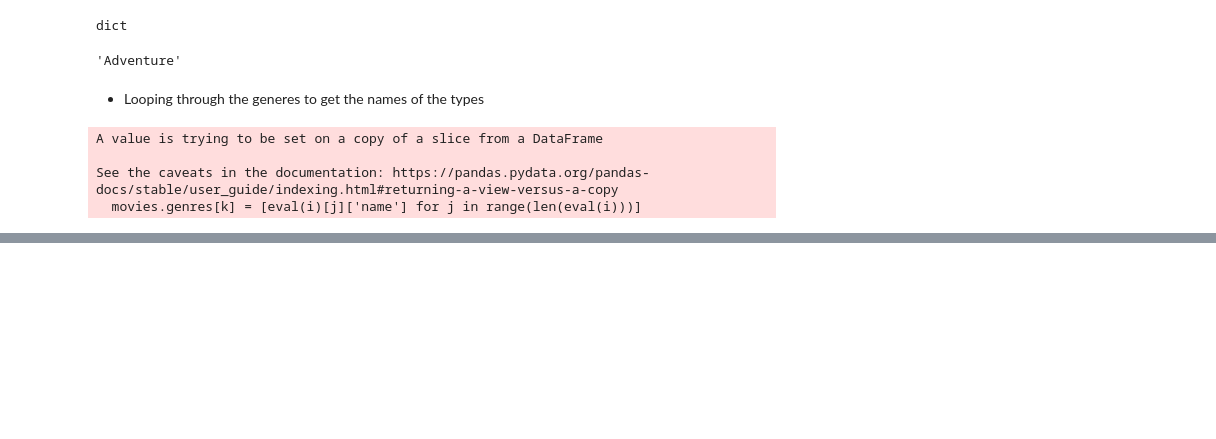
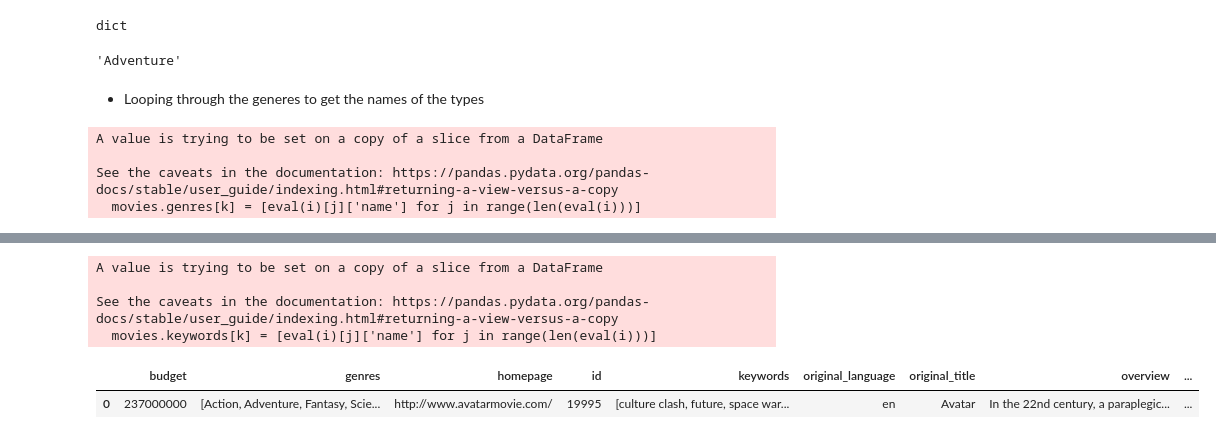
Before and after one commit to Naveen-Karanamu/Movie-Reviews-Recommendations, a Jupyter notebook: main.ipynb, the cells around one changed output, grey strips where cells are left out. Cells and saved outputs as stored; diff of their text form; code cells hidden in the pictures; blank space fills up the shorter version.

```diff
--- a/main.ipynb
+++ b/main.ipynb
@@ -135,0 +151,13 @@ movies.genres
+# %%
+for i,k in zip(movies.keywords,range(len(movies.keywords))):
+  movies.keywords[k] = [eval(i)[j]['name'] for j in range(len(eval(i)))]
+# %% [output]
+A value is trying to be set on a copy of a slice from a DataFrame
+
+See the caveats in the documentation: https://pandas.pydata.org/pandas-docs/stable/user_guide/indexing.html#returning-a-view-versus-a-copy
+  movies.keywords[k] = [eval(i)[j]['name'] for j in range(len(eval(i)))]
+# %%
+movies.head(1)
+# %% [output]
+|  | budget | genres | homepage | id | keywords | original_language | original_title | overview | ... |
+| 0 | 237000000 | [Action, Adventure, Fantasy, Scie... | http://www.avatarmovie.com/ | 19995 | [culture clash, future, space war... | en | Avatar | In the 22nd century, a paraplegic... | ... |
```
Also changed, not shown: parts of 3 cells of this notebook.
